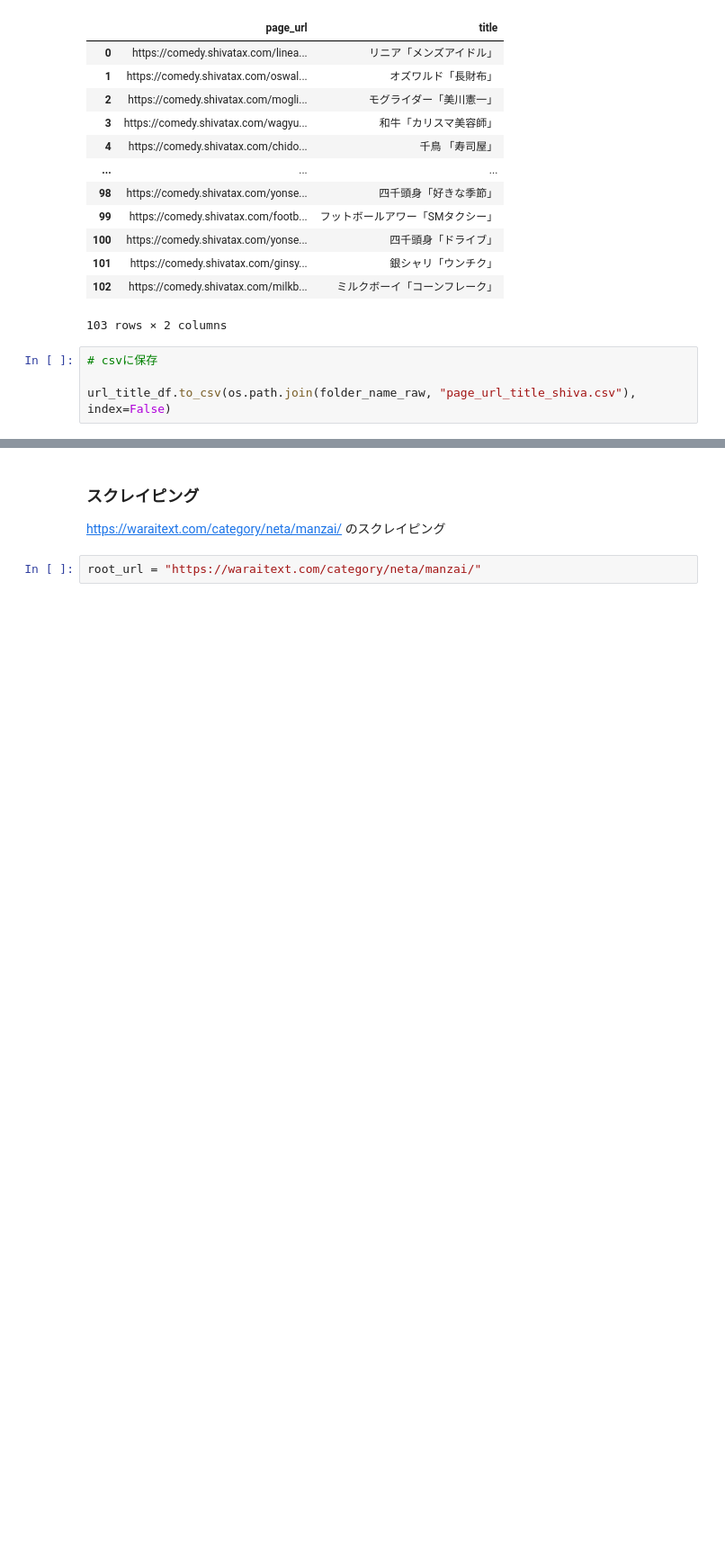
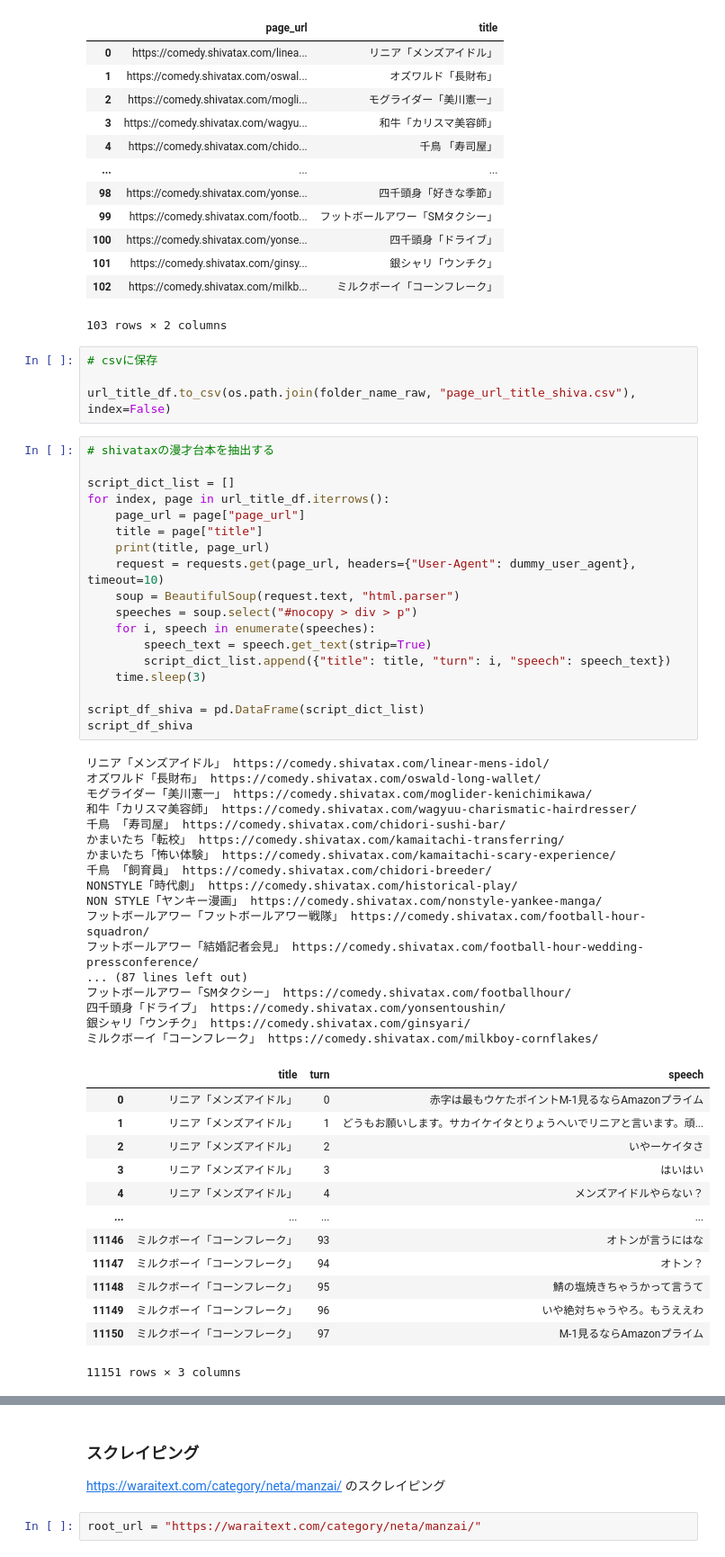
Before and after one commit to umenerineri/infovis-notebooks, a Jupyter notebook: final_project/project.ipynb, the cells around one changed output, grey strips where cells are left out. Shown at 90% size. Drawn from its saved outputs; the diff is of its cells as text; blank space fills up the shorter version.

Commit message:
script scraped

```diff
--- a/final_project/project.ipynb
+++ b/final_project/project.ipynb
@@ -289,3 +278,52 @@ url_title_df
 # csvに保存
 
 url_title_df.to_csv(os.path.join(folder_name_raw, "page_url_title_shiva.csv"), index=False)
+# %%
+# shivataxの漫才台本を抽出する
+
+script_dict_list = []
+for index, page in url_title_df.iterrows():
+    page_url = page["page_url"]
+    title = page["title"]
+    print(title, page_url)
+    request = requests.get(page_url, headers={"User-Agent": dummy_user_agent}, timeout=10)
+    soup = BeautifulSoup(request.text, "html.parser")
+    speeches = soup.select("#nocopy > div > p")
+    for i, speech in enumerate(speeches):
+        speech_text = speech.get_text(strip=True)
+        script_dict_list.append({"title": title, "turn": i, "speech": speech_text})
+    time.sleep(3)
+
+script_df_shiva = pd.DataFrame(script_dict_list)
+script_df_shiva
+# %% [output]
+リニア「メンズアイドル」 https://comedy.shivatax.com/linear-mens-idol/
+オズワルド「長財布」 https://comedy.shivatax.com/oswald-long-wallet/
+モグライダー「美川憲一」 https://comedy.shivatax.com/moglider-kenichimikawa/
+和牛「カリスマ美容師」 https://comedy.shivatax.com/wagyuu-charismatic-hairdresser/
+千鳥 「寿司屋」 https://comedy.shivatax.com/chidori-sushi-bar/
+かまいたち「転校」 https://comedy.shivatax.com/kamaitachi-transferring/
+かまいたち「怖い体験」 https://comedy.shivatax.com/kamaitachi-scary-experience/
+千鳥 「飼育員」 https://comedy.shivatax.com/chidori-breeder/
+NONSTYLE「時代劇」 https://comedy.shivatax.com/historical-play/
+NON STYLE「ヤンキー漫画」 https://comedy.shivatax.com/nonstyle-yankee-manga/
+フットボールアワー「フットボールアワー戦隊」 https://comedy.shivatax.com/football-hour-squadron/
+フットボールアワー「結婚記者会見」 https://comedy.shivatax.com/football-hour-wedding-pressconference/
+... (87 lines left out)
+フットボールアワー「SMタクシー」 https://comedy.shivatax.com/footballhour/
+四千頭身「ドライブ」 https://comedy.shivatax.com/yonsentoushin/
+銀シャリ「ウンチク」 https://comedy.shivatax.com/ginsyari/
+ミルクボーイ「コーンフレーク」 https://comedy.shivatax.com/milkboy-cornflakes/
+|  | title | turn | speech |
+| 0 | リニア「メンズアイドル」 | 0 | 赤字は最もウケたポイントM-1見るならAmazonプライム |
+| 1 | リニア「メンズアイドル」 | 1 | どうもお願いします。サカイケイタとりょうへいでリニアと言います。頑... |
+| 2 | リニア「メンズアイドル」 | 2 | いやーケイタさ |
+| 3 | リニア「メンズアイドル」 | 3 | はいはい |
+| 4 | リニア「メンズアイドル」 | 4 | メンズアイドルやらない？ |
+| ... | ... | ... | ... |
+| 11146 | ミルクボーイ「コーンフレーク」 | 93 | オトンが言うにはな |
+| 11147 | ミルクボーイ「コーンフレーク」 | 94 | オトン？ |
+| 11148 | ミルクボーイ「コーンフレーク」 | 95 | 鯖の塩焼きちゃうかって言うて |
+| 11149 | ミルクボーイ「コーンフレーク」 | 96 | いや絶対ちゃうやろ。もうええわ |
+| 11150 | ミルクボーイ「コーンフレーク」 | 97 | M-1見るならAmazonプライム |
+11151 rows × 3 columns
```
Also changed, not shown: parts of 8 cells of this notebook, 2 other files.
